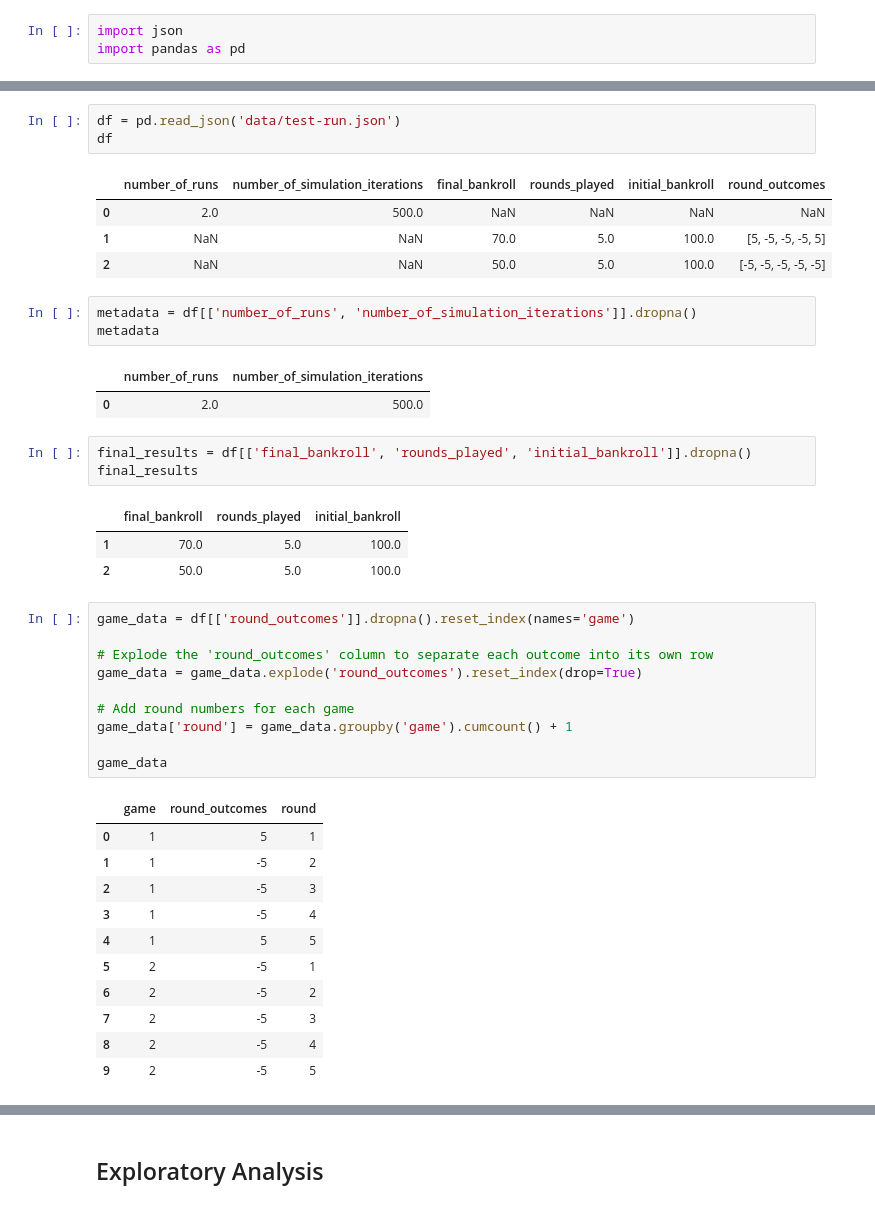
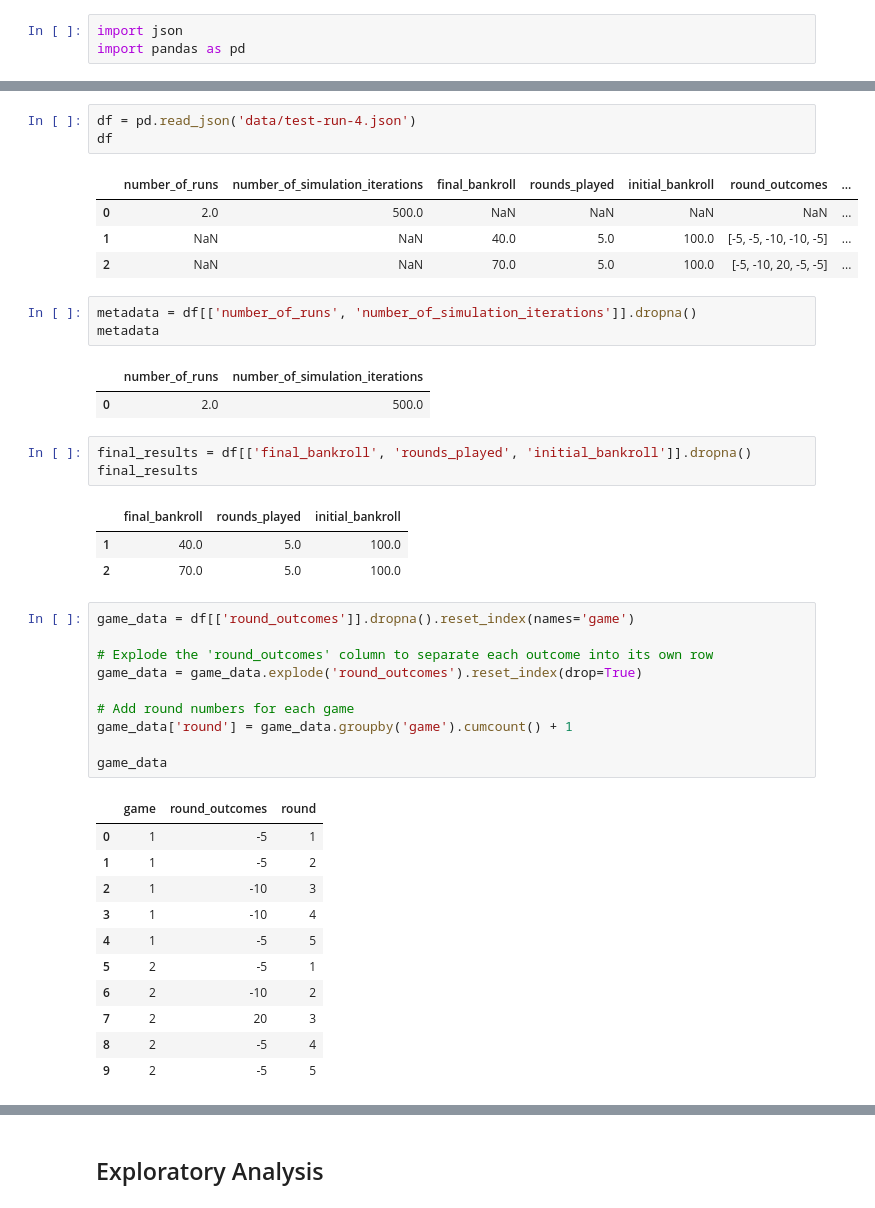
Before and after one commit to ManuelLopezMe/Lets-Go-Gambling, a Jupyter notebook: Simulation_Analysis.ipynb, the cells around one changed output, grey strips where cells are left out. Cells and saved outputs as stored; diff of their text form.

```diff
--- a/Simulation_Analysis.ipynb
+++ b/Simulation_Analysis.ipynb
@@ -23,11 +31,11 @@ data
 # %%
-df = pd.read_json('data/test-run.json')
+df = pd.read_json('data/test-run-4.json')
 df
 # %% [output]
-|  | number_of_runs | number_of_simulation_iterations | final_bankroll | rounds_played | initial_bankroll | round_outcomes |
-| 0 | 2.0 | 500.0 | NaN | NaN | NaN | NaN |
-| 1 | NaN | NaN | 70.0 | 5.0 | 100.0 | [5, -5, -5, -5, 5] |
-| 2 | NaN | NaN | 50.0 | 5.0 | 100.0 | [-5, -5, -5, -5, -5] |
+|  | number_of_runs | number_of_simulation_iterations | final_bankroll | rounds_played | initial_bankroll | round_outcomes | ... |
+| 0 | 2.0 | 500.0 | NaN | NaN | NaN | NaN | ... |
+| 1 | NaN | NaN | 40.0 | 5.0 | 100.0 | [-5, -5, -10, -10, -5] | ... |
+| 2 | NaN | NaN | 70.0 | 5.0 | 100.0 | [-5, -10, 20, -5, -5] | ... |
 # %%
 metadata = df[['number_of_runs', 'number_of_simulation_iterations']].dropna()
 metadata
@@ -39,8 +47,8 @@ final_results = df[['final_bankroll', 'rounds_played', 'initial_bankroll']].drop
 final_results
 # %% [output]
 |  | final_bankroll | rounds_played | initial_bankroll |
-| 1 | 70.0 | 5.0 | 100.0 |
-| 2 | 50.0 | 5.0 | 100.0 |
+| 1 | 40.0 | 5.0 | 100.0 |
+| 2 | 70.0 | 5.0 | 100.0 |
 # %%
 game_data = df[['round_outcomes']].dropna().reset_index(names='game')
 
@@ -53,13 +61,13 @@ game_data['round'] = game_data.groupby('game').cumcount() + 1
 game_data
 # %% [output]
 |  | game | round_outcomes | round |
-| 0 | 1 | 5 | 1 |
+| 0 | 1 | -5 | 1 |
 | 1 | 1 | -5 | 2 |
-| 2 | 1 | -5 | 3 |
-| 3 | 1 | -5 | 4 |
-| 4 | 1 | 5 | 5 |
+| 2 | 1 | -10 | 3 |
+| 3 | 1 | -10 | 4 |
+| 4 | 1 | -5 | 5 |
 | 5 | 2 | -5 | 1 |
-| 6 | 2 | -5 | 2 |
-| 7 | 2 | -5 | 3 |
+| 6 | 2 | -10 | 2 |
+| 7 | 2 | 20 | 3 |
 | 8 | 2 | -5 | 4 |
 | 9 | 2 | -5 | 5 |
```
Also changed, not shown: parts of 5 cells of this notebook.
